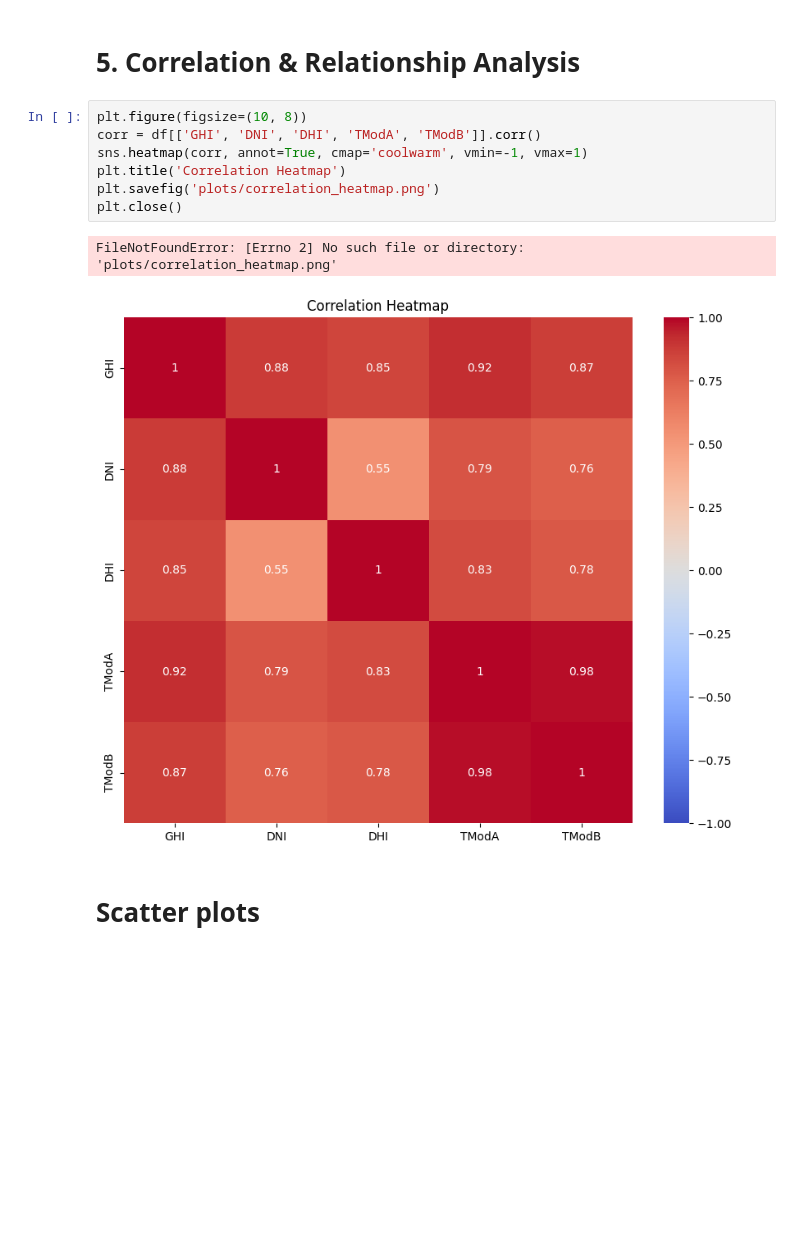
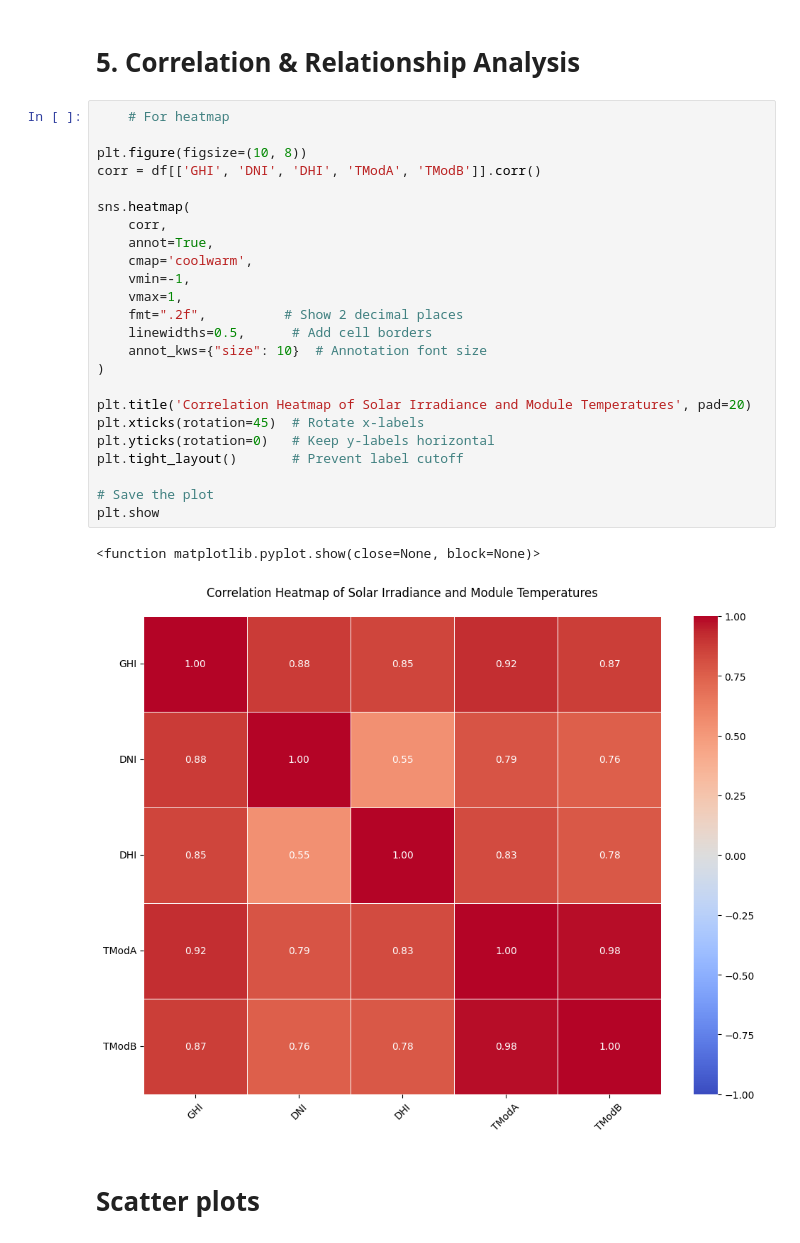
Before and after one commit to daniSW3/solar-challenge-week1, a Jupyter notebook: notebooks/benin_eda.ipynb, the cells around one changed output. Saved outputs shown, nothing was run; the diff lists cells and outputs as text; blank space fills up the shorter version.

```diff
--- a/notebooks/benin_eda.ipynb
+++ b/notebooks/benin_eda.ipynb
@@ -131,15 +130,32 @@ FileNotFoundError: [Errno 2] No such file or directory: 'plots/cleaning_impact.p
 # %% [markdown]
 # 5. Correlation & Relationship Analysis
 # %%
+    # For heatmap
+
 plt.figure(figsize=(10, 8))
 corr = df[['GHI', 'DNI', 'DHI', 'TModA', 'TModB']].corr()
-sns.heatmap(corr, annot=True, cmap='coolwarm', vmin=-1, vmax=1)
-plt.title('Correlation Heatmap')
-plt.savefig('plots/correlation_heatmap.png')
-plt.close()
+
+sns.heatmap(
+    corr,
+    annot=True,
+    cmap='coolwarm',
+    vmin=-1,
+    vmax=1,
+    fmt=".2f",          # Show 2 decimal places
+    linewidths=0.5,      # Add cell borders
+    annot_kws={"size": 10}  # Annotation font size
+)
+
+plt.title('Correlation Heatmap of Solar Irradiance and Module Temperatures', pad=20)
+plt.xticks(rotation=45)  # Rotate x-labels
+plt.yticks(rotation=0)   # Keep y-labels horizontal
+plt.tight_layout()       # Prevent label cutoff
+
+# Save the plot
+plt.show
 # %% [output]
-FileNotFoundError: [Errno 2] No such file or directory: 'plots/correlation_heatmap.png'
+<function matplotlib.pyplot.show(close=None, block=None)>
-[figure, old version]
+[figure, new version]
 # %% [markdown]
 # Scatter plots
 # %%
```
Also changed, not shown: parts of 9 cells of this notebook.
